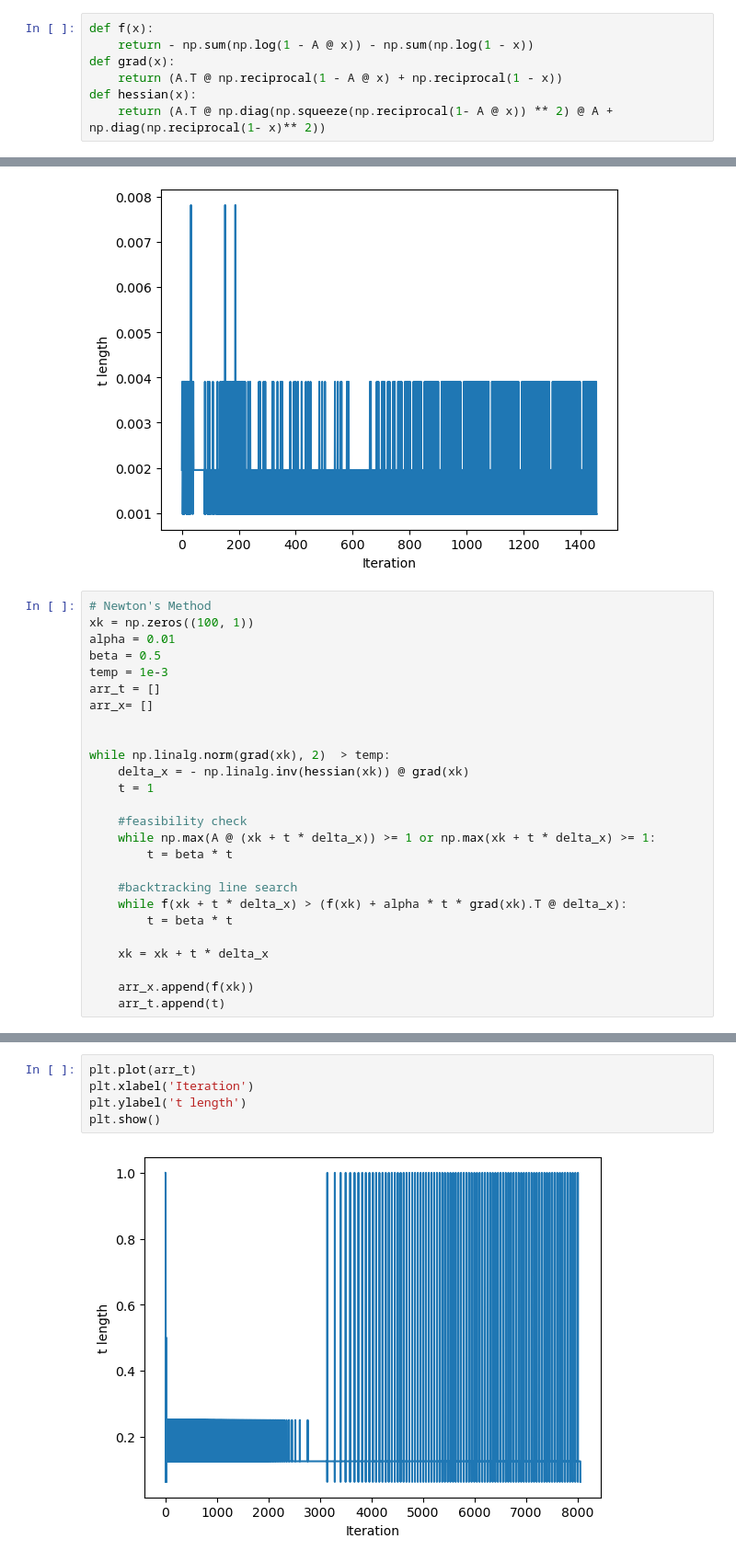
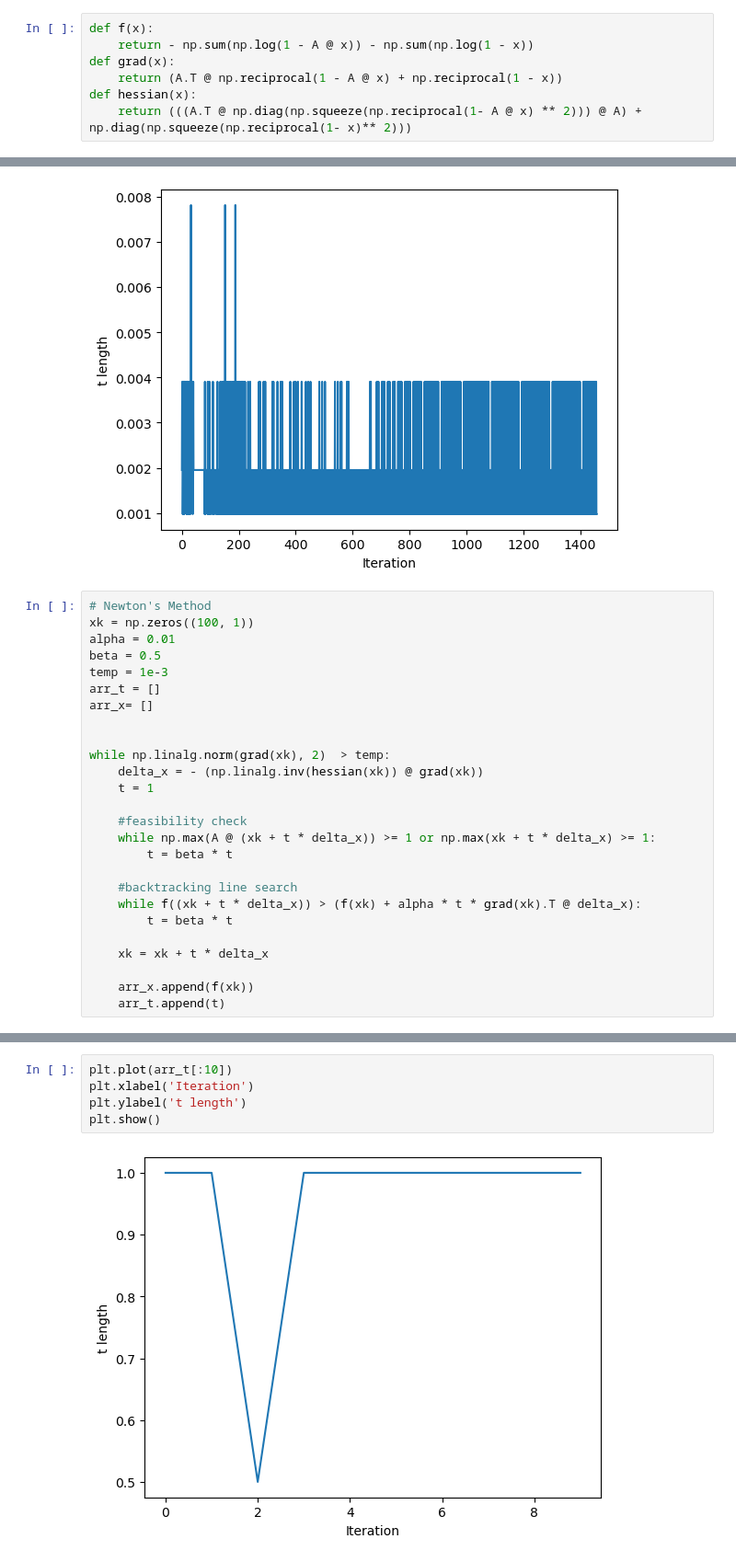
Before and after one commit to toast-ceo/optimization, a Jupyter notebook: HW2_package/hw2_prob1.ipynb, the cells around one changed output, grey strips where cells are left out. Shown at 92% size. Saved outputs shown, nothing was run; the diff lists cells and outputs as text.

```diff
--- a/HW2_package/hw2_prob1.ipynb
+++ b/HW2_package/hw2_prob1.ipynb
@@ -15,7 +15,7 @@ def f(x):
 def grad(x):
     return (A.T @ np.reciprocal(1 - A @ x) + np.reciprocal(1 - x))
 def hessian(x):
-    return (A.T @ np.diag(np.squeeze(np.reciprocal(1- A @ x)) ** 2) @ A + np.diag(np.reciprocal(1- x)** 2))
+    return (((A.T @ np.diag(np.squeeze(np.reciprocal(1- A @ x) ** 2))) @ A) + np.diag(np.squeeze(np.reciprocal(1- x)** 2)))
 # %%
 # Gradient Descent
 xk = np.zeros((100, 1))
@@ -68,7 +68,7 @@ arr_x= []
 
 
 while np.linalg.norm(grad(xk), 2)  > temp:
-    delta_x = - np.linalg.inv(hessian(xk)) @ grad(xk)
+    delta_x = - (np.linalg.inv(hessian(xk)) @ grad(xk))
     t = 1
 
     #feasibility check
@@ -76,7 +76,7 @@ while np.linalg.norm(grad(xk), 2)  > temp:
         t = beta * t
 
     #backtracking line search
-    while f(xk + t * delta_x) > (f(xk) + alpha * t * grad(xk).T @ delta_x):
+    while f((xk + t * delta_x)) > (f(xk) + alpha * t * grad(xk).T @ delta_x):
         t = beta * t
 
     xk = xk + t * delta_x
@@ -94,7 +94,7 @@ plt.show()
 # %%
-plt.plot(arr_t)
+plt.plot(arr_t[:10])
 plt.xlabel('Iteration')
 plt.ylabel('t length')
 plt.show()
 # %% [output]
-[figure, old version]
+[figure, new version]
```
Also changed, not shown: parts of 2 cells of this notebook, 2 other files.
